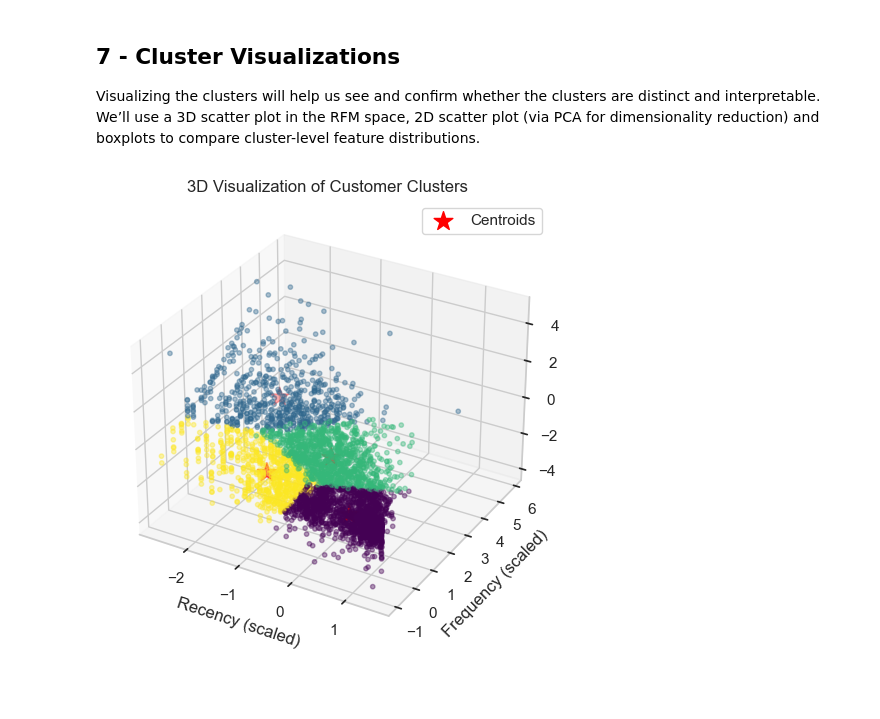
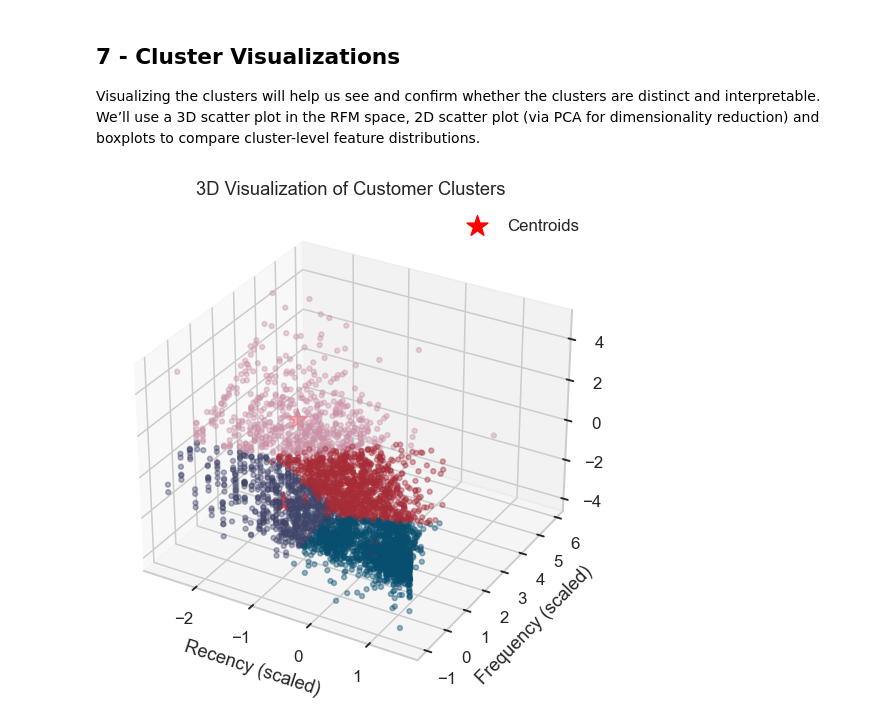
Before and after one commit to bisharatm/ds08_online-retail, a Jupyter notebook: notebooks/03a_modeling_and_clustering_domestic_cust.ipynb, the cells around one changed output. Cells and saved outputs as stored; diff of their text form; code cells hidden in the pictures; blank space fills up the shorter version.

```diff
--- a/notebooks/03a_modeling_and_clustering_domestic_cust.ipynb
+++ b/notebooks/03a_modeling_and_clustering_domestic_cust.ipynb
@@ -401,7 +415,7 @@ rfm.to_csv(f'../data/prepared/rfm_domestic_clustered_segmented_final_k_{optimal_
 Visualizing the clusters will help us see and confirm whether the clusters are distinct and interpretable. We’ll use a 3D scatter plot in the RFM space, 2D scatter plot (via PCA for dimensionality reduction) and boxplots to compare cluster-level feature distributions.
 # %%
 # Function to visualize clusters in 3D space
-def plot_3d_clusters(rfm_data, rfm_scaled_data, kmeans_model):
+def plot_3d_clusters(rfm_data, rfm_scaled_data, kmeans_model, colors=None):
     '''Visualize clusters in 3D space
     Parameters:
         rfm_data (DataFrame): Original RFM DataFrame with cluster labels
@@ -411,44 +425,53 @@ def plot_3d_clusters(rfm_data, rfm_scaled_data, kmeans_model):
         None
     '''
     from mpl_toolkits.mplot3d import Axes3D
+    from matplotlib.colors import ListedColormap
 
     fig = plt.figure(figsize=(20, 5))
     ax = fig.add_subplot(111, projection='3d')
+
+    cmap = 'viridis' if colors is None else ListedColormap(colors)
 
     scatter = ax.scatter(
         rfm_scaled_data['Recency'],
         rfm_scaled_data['Frequency'],
         rfm_scaled_data['Monetary'],
         c=rfm_data['Cluster'],
-        cmap='viridis',
+        cmap=cmap,
         s=10,
         alpha=0.4
     )
 
     # Plot cluster centers
     centers = kmeans_model.cluster_centers_
     ax.scatter(
         centers[:, 0],
         centers[:, 1],
         centers[:, 2],
         c='red',
         s=200,
         marker='*',
         label='Centroids'
     )
 
     ax.set_title('3D Visualization of Customer Clusters')
     ax.set_xlabel('Recency (scaled)')
     ax.set_ylabel('Frequency (scaled)')
     ax.set_zlabel('Monetary (scaled)')
     ax.legend()
     plt.tight_layout()
     plt.show()
 
 # Visualize clusters vs. Recency, Frequency and Monetary features in 3D
-plot_3d_clusters(rfm, rfm_scaled, kmeans_final)
+colors = [
+    COLORS['cluster01'],
+    COLORS['cluster02'],
+    COLORS['cluster03'],
+    COLORS['cluster04']
+]
+plot_3d_clusters(rfm, rfm_scaled, kmeans_final, colors)
 # %% [output]
-[figure, old version]
+[figure, new version]
 # %%
 # Reduce to 2D for visualization
 pca = PCA(n_components=2)
```
Also changed, not shown: parts of 8 cells of this notebook, 1 other file.
